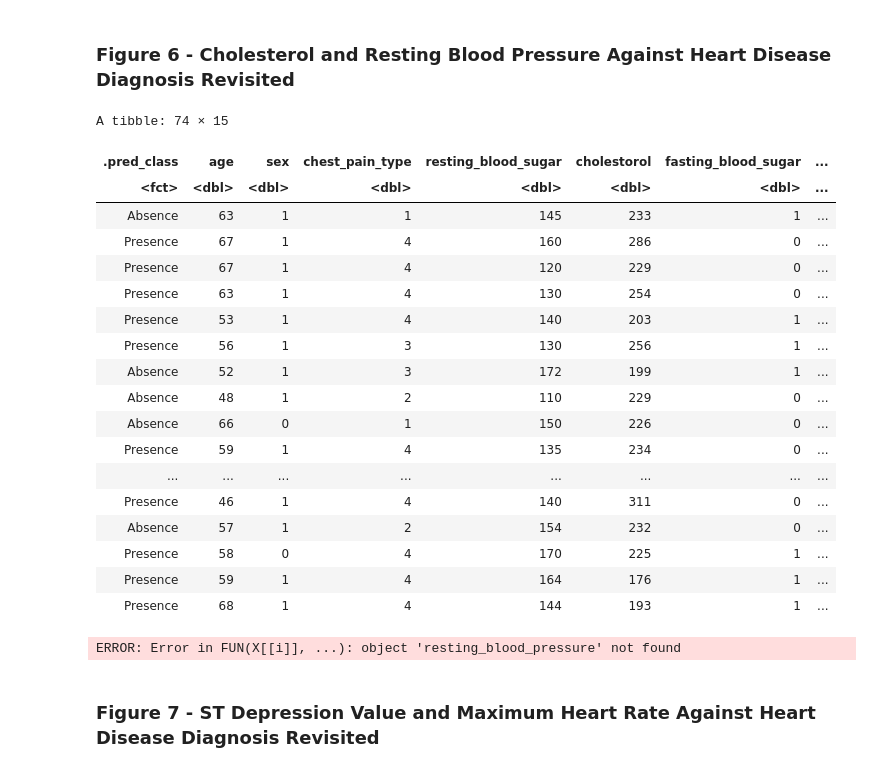
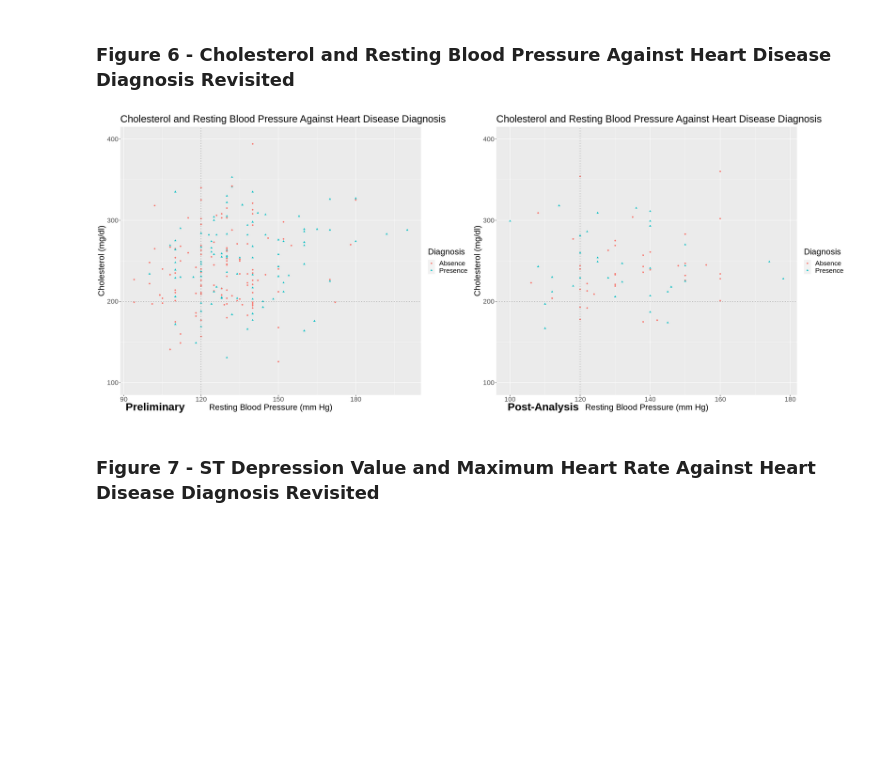
Before and after one commit to meleongg/dsci-100-project, a Jupyter notebook: report.ipynb, the cells around one changed output. Cells and saved outputs as stored; diff of their text form; code cells hidden in the pictures; blank space fills up the shorter version.

```diff
--- a/report.ipynb
+++ b/report.ipynb
@@ -578,41 +581,21 @@ plot_grid(heart_rate_age_plot, heart_rate_age_post_plot, labels = c("Preliminary
 # %% [markdown]
 ### Figure 6 - Cholesterol and Resting Blood Pressure Against Heart Disease Diagnosis Revisited
 # %%
-test_predictions
 cholesterol_restingbp_post_plot <- test_predictions %>%
     ggplot(aes(x = resting_blood_pressure, y = cholesterol, color = diagnosis, shape = diagnosis)) +
         geom_point() +
         labs(x = "Resting Blood Pressure (mm Hg)", y = "Cholesterol (mg/dl)", color = "Diagnosis", shape = "Diagnosis") +
         theme(text = element_text(size = 20)) +
         ggtitle("Cholesterol and Resting Blood Pressure Against Heart Disease Diagnosis") +
         geom_hline(yintercept = 200, linetype = "dashed", size = 0.25, alpha = 0.8) +
         geom_vline(xintercept = 120, linetype = "dashed", size = 0.25, alpha = 0.8) +
         ylim(100, 400)
 # ylim limits y-axis values, excluding some outliers
 
 plot_grid(cholesterol_restingbp_plot, cholesterol_restingbp_post_plot, labels = c("Preliminary", "Post-Analysis"), label_size = 26, label_x = 0, label_y = 0,
   hjust = -0.5, vjust = -0.5)
 # %% [output]
-A tibble: 74 × 15
-| .pred_class | age | sex | chest_pain_type | resting_blood_sugar | cholestorol | fasting_blood_sugar | ... |
-| <fct> | <dbl> | <dbl> | <dbl> | <dbl> | <dbl> | <dbl> | ... |
-| Absence | 63 | 1 | 1 | 145 | 233 | 1 | ... |
-| Presence | 67 | 1 | 4 | 160 | 286 | 0 | ... |
-| Presence | 67 | 1 | 4 | 120 | 229 | 0 | ... |
-| Presence | 63 | 1 | 4 | 130 | 254 | 0 | ... |
-| Presence | 53 | 1 | 4 | 140 | 203 | 1 | ... |
-| Presence | 56 | 1 | 3 | 130 | 256 | 1 | ... |
-| Absence | 52 | 1 | 3 | 172 | 199 | 1 | ... |
-| Absence | 48 | 1 | 2 | 110 | 229 | 0 | ... |
-| Absence | 66 | 0 | 1 | 150 | 226 | 0 | ... |
-| Presence | 59 | 1 | 4 | 135 | 234 | 0 | ... |
-| ... | ... | ... | ... | ... | ... | ... | ... |
-| Presence | 46 | 1 | 4 | 140 | 311 | 0 | ... |
-| Absence | 57 | 1 | 2 | 154 | 232 | 0 | ... |
-| Presence | 58 | 0 | 4 | 170 | 225 | 1 | ... |
-| Presence | 59 | 1 | 4 | 164 | 176 | 1 | ... |
-| Presence | 68 | 1 | 4 | 144 | 193 | 1 | ... |
-ERROR: Error in FUN(X[[i]], ...): object 'resting_blood_pressure' not found
+[figure, added]
 # %% [markdown]
 ### Figure 7 - ST Depression Value and Maximum Heart Rate Against Heart Disease Diagnosis Revisited
 # %%
```
Also changed, not shown: parts of 22 cells of this notebook.
